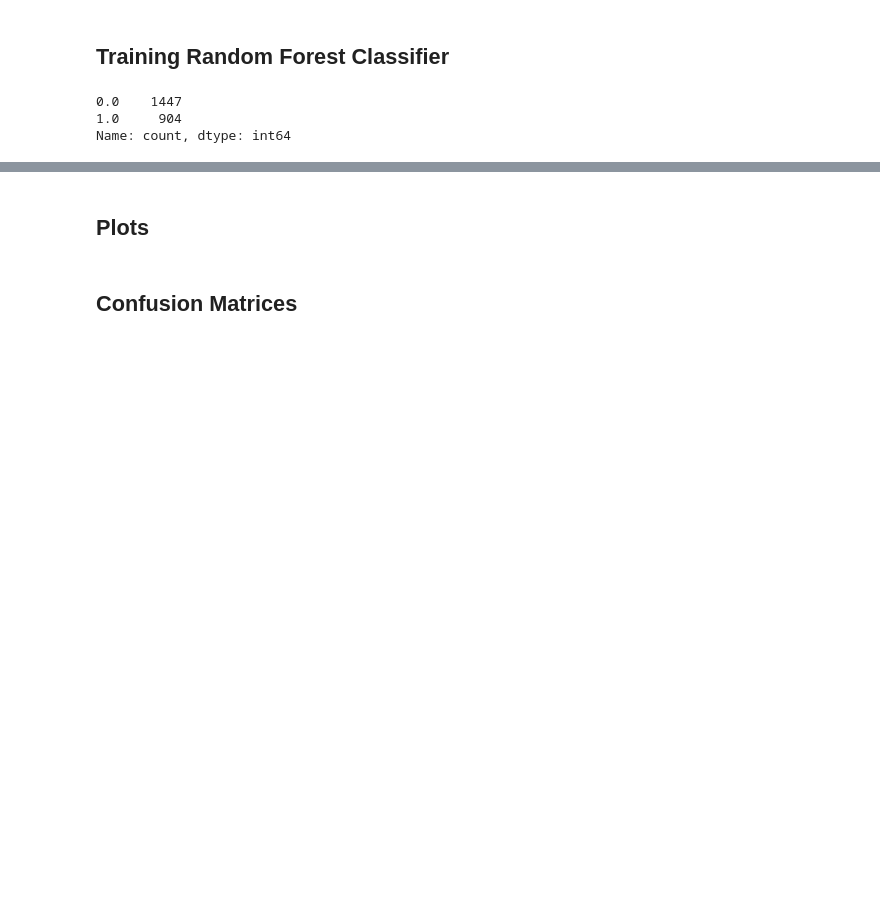
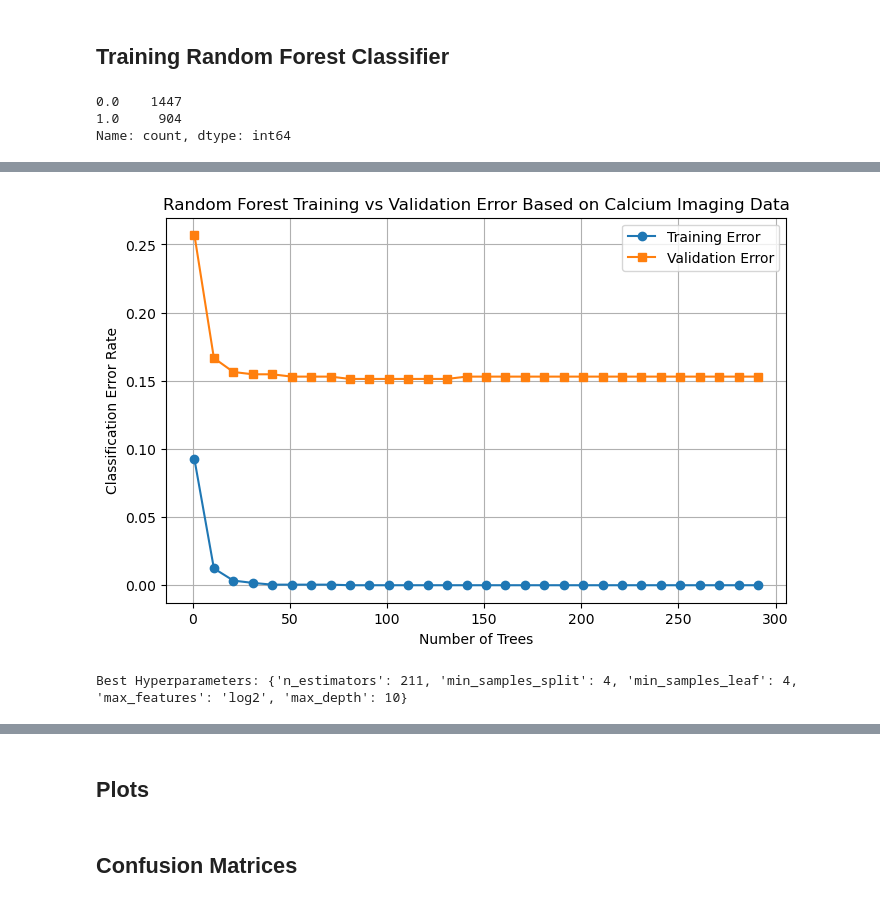
Before and after one commit to pbvijaya/BIPN162_Cell_Types, a Jupyter notebook: final_project_models.ipynb, the cells around one changed output, grey strips where cells are left out. Saved outputs shown, nothing was run; the diff lists cells and outputs as text; code cells hidden in the pictures; blank space fills up the shorter version.

```diff
--- a/final_project_models.ipynb
+++ b/final_project_models.ipynb
@@ -573,0 +618,33 @@ weighted avg       0.85      0.85      0.85       588
+# %%
+plt.figure(figsize=(8, 5))
+plt.plot(num_estimators, train_errors, label="Training Error", marker='o')
+plt.plot(num_estimators, val_errors, label="Validation Error", marker='s')
+plt.xlabel("Number of Trees")
+plt.ylabel("Classification Error Rate")
+plt.title("Random Forest Training vs Validation Error Based on Calcium Imaging Data")
+plt.legend()
+plt.grid()
+plt.show()
+# %% [output]
+[figure, added]
+# %%
+from sklearn.model_selection import RandomizedSearchCV
+
+# Define hyperparameter distributions
+param_dist = {
+    'n_estimators': np.arange(1, 300, 10),
+    'max_depth': [5, 10, 15, 20, None],
+    'min_samples_split': [2, 4, 6, 8, 10],
+    'min_samples_leaf': [1, 2, 4],
+    'max_features': ['sqrt', 'log2']
+}
+
+# Perform Randomized Search
+rf = RandomForestClassifier(class_weight=ci_class_weight, random_state=0)
+random_search = RandomizedSearchCV(rf, param_distributions=param_dist, n_iter=20, cv=5, scoring='accuracy', n_jobs=-1, random_state=0)
+random_search.fit(ci_X_train, ci_y_train)
+
+# Best parameters
+print(f"Best Hyperparameters: {random_search.best_params_}")
+# %% [output]
+Best Hyperparameters: {'n_estimators': 211, 'min_samples_split': 4, 'min_samples_leaf': 4, 'max_features': 'log2', 'max_depth': 10}
```
Also changed, not shown: parts of 22 cells of this notebook.
